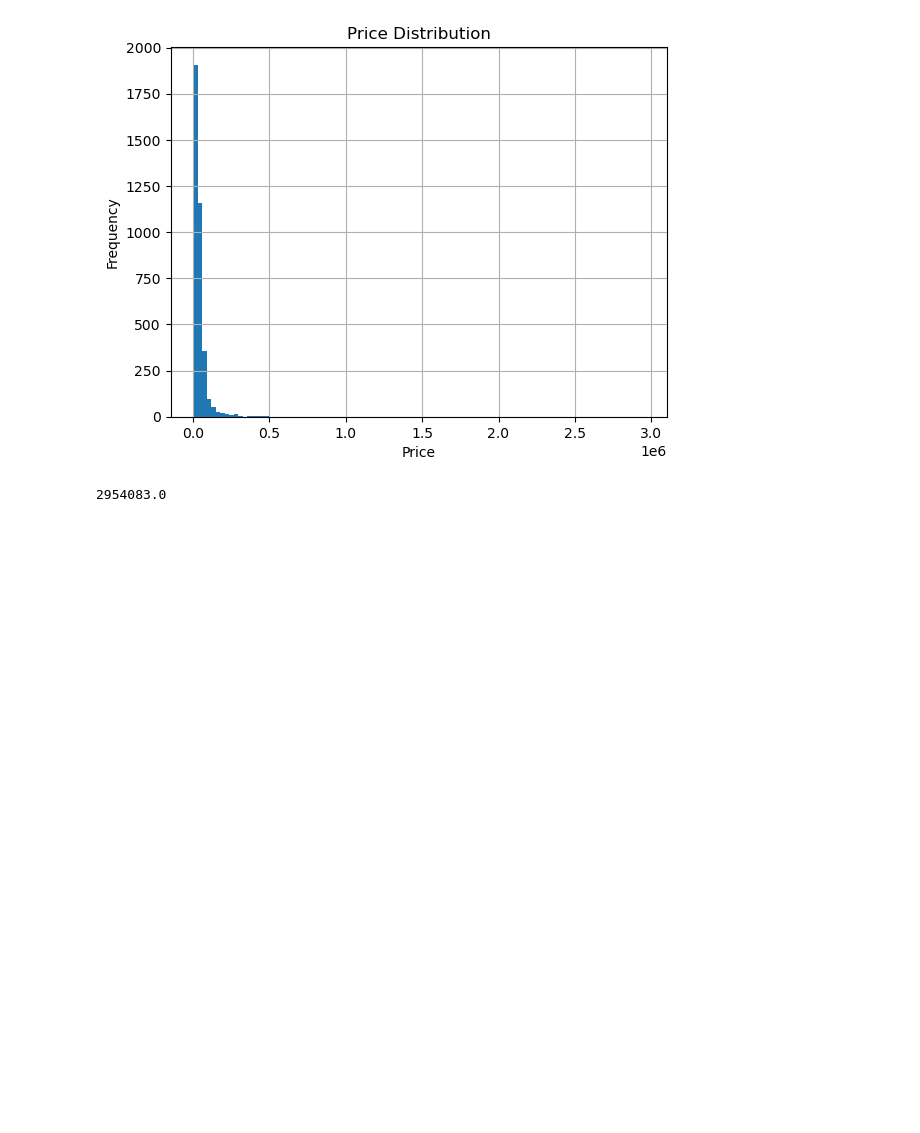
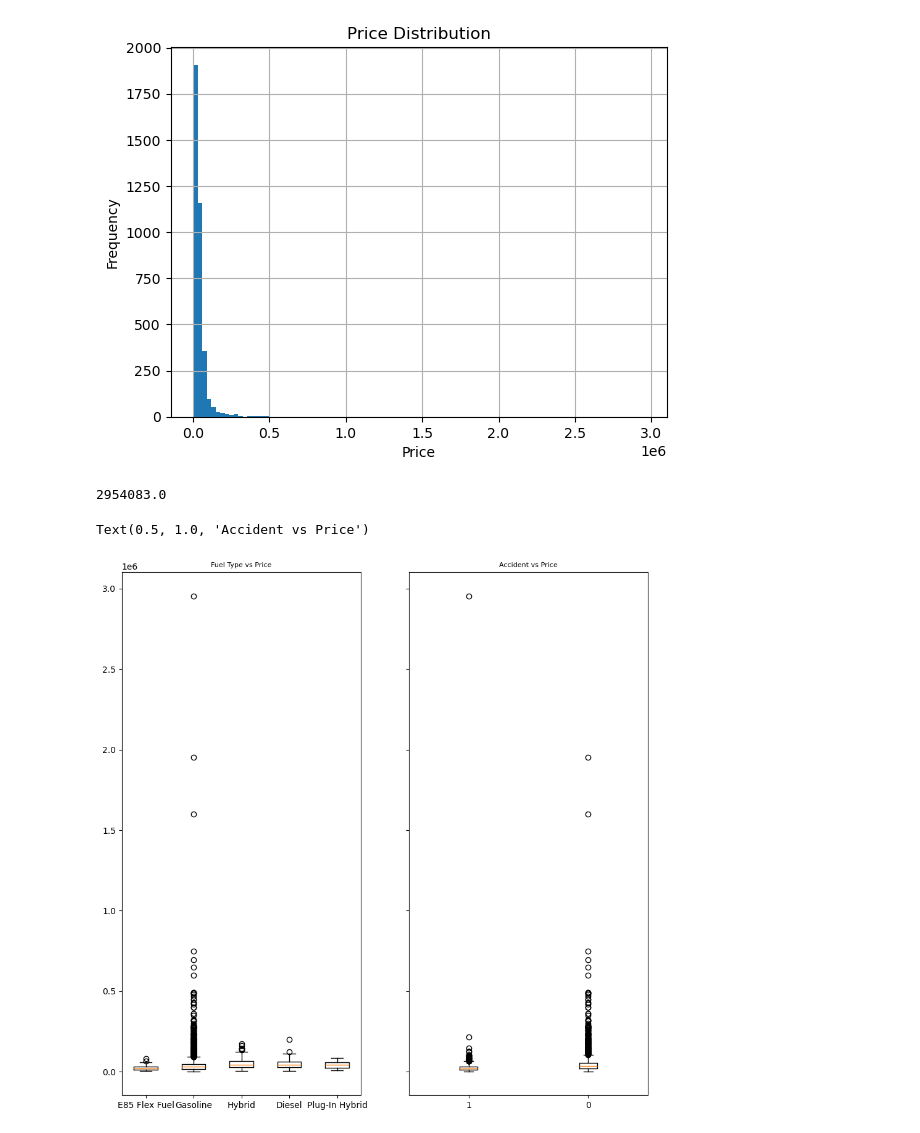
Before and after one commit to JustinTrenchcoat/Bayesian_Stat_2026, a Jupyter notebook: EDA.ipynb, the cells around one changed output. Saved outputs shown, nothing was run; the diff lists cells and outputs as text; code cells hidden in the pictures; blank space fills up the shorter version.

Commit message:
Added more visualization

```diff
--- a/EDA.ipynb
+++ b/EDA.ipynb
@@ -12,7 +7,7 @@ print(df['fuel_type'].unique())
 # %%
 # data cleaning
 df = df[['model_year', 'milage', 'fuel_type',"accident", "price"]].dropna()
-df_new = df[~df['fuel_type'].isin(["not supported", "–"])].copy()
+df_new = df[~df['fuel_type'].isin(["not supported", "–"])].copy(deep=True)
 df_new['price'] = df_new['price'].str.replace(r'[$,]', '', regex=True).astype(float)
 df_new['milage'] = (
     df_new['milage']
@@ -78,3 +76,21 @@ print(df_new['price'].max())
 # %% [output]
 [figure]
 2954083.0
+# %%
+# Visualization part 1
+fig, axs = plt.subplots(nrows=1, ncols=2, figsize=(11, 11), sharey=True)
+# Boxplot of fuel type vs price:
+fuel_types = df_new["fuel_type"].unique()
+price_groups = [df_new[df_new["fuel_type"] == ft]["price"] for ft in fuel_types]
+
+axs[0].boxplot(price_groups, tick_labels=fuel_types)
+axs[0].set_title('Fuel Type vs Price', fontsize=8)
+# Boxplot of accident vs price:
+accident_types = df_new["accident"].unique()
+price_groups_acc = [df_new[df_new["accident"] == ac]["price"] for ac in accident_types]
+
+axs[1].boxplot(price_groups_acc, tick_labels=accident_types)
+axs[1].set_title('Accident vs Price', fontsize=8)
+# %% [output]
+Text(0.5, 1.0, 'Accident vs Price')
+[figure, added]
```
Also changed, not shown: parts of 5 cells of this notebook.
